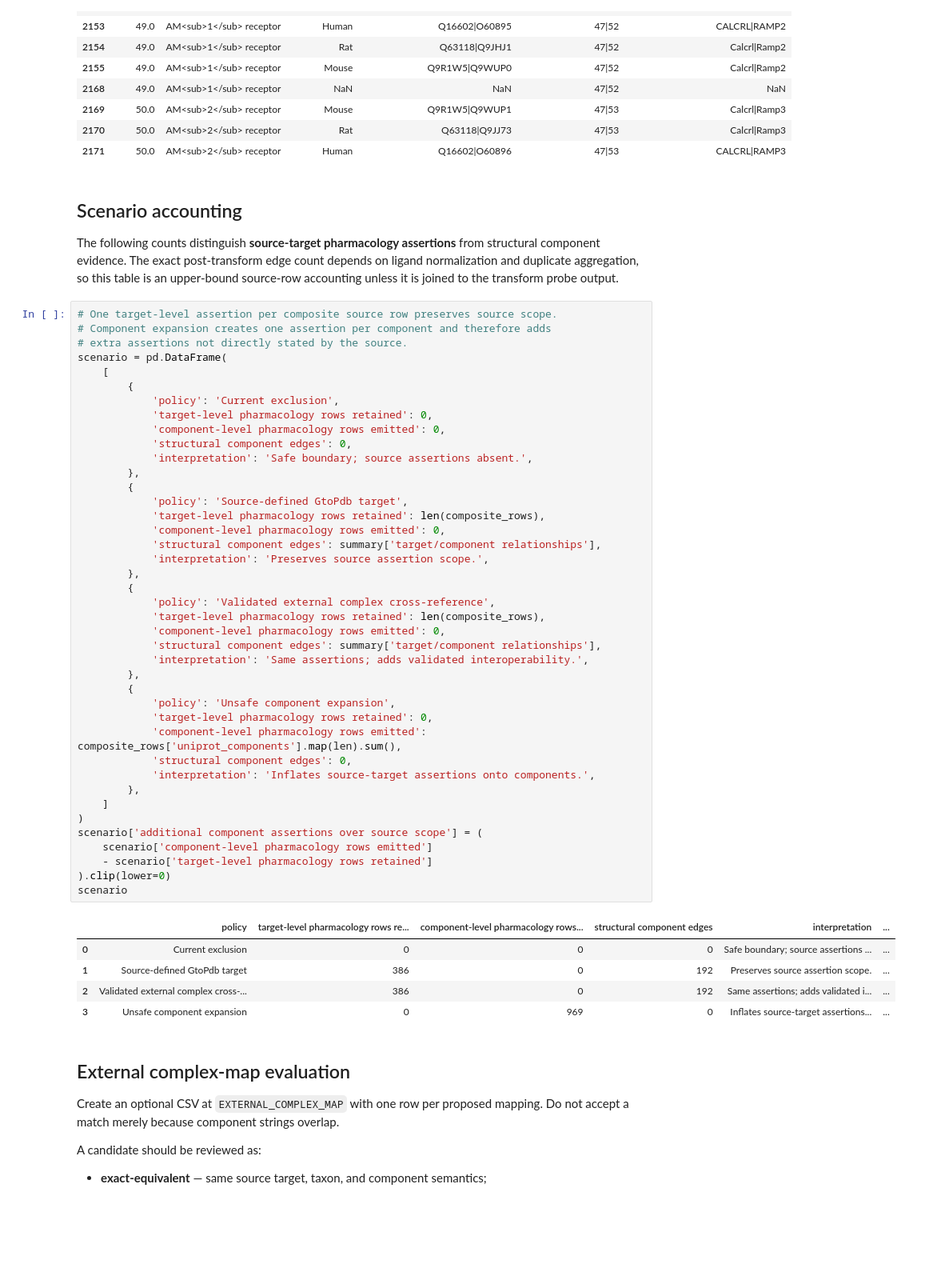
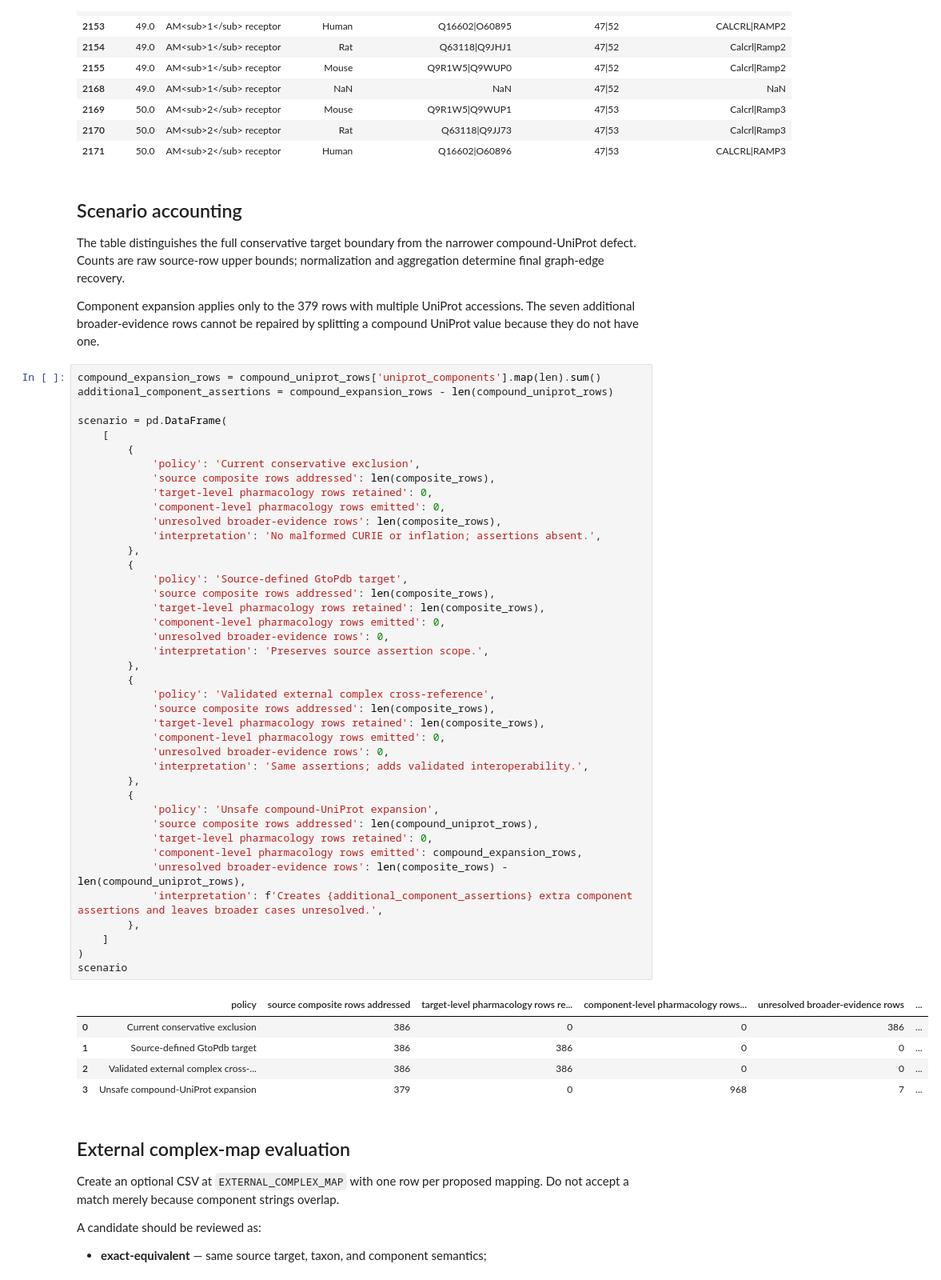
Before and after one commit to NCATSTranslator/translator-ingests, a Jupyter notebook: src/translator_ingest/ingests/gtopdb/gtopdb_complex_target_eda.ipynb, the cells around one changed output. Shown at 80% size. Cells and saved outputs as stored; diff of their text form; blank space fills up the shorter version.

Commit message:
docs: distinguish GtoPdb composite target scopes

```diff
--- a/src/translator_ingest/ingests/gtopdb/gtopdb_complex_target_eda.ipynb
+++ b/src/translator_ingest/ingests/gtopdb/gtopdb_complex_target_eda.ipynb
@@ -136,57 +168,60 @@ composite_rows[[TARGET_ID, TARGET_NAME, SPECIES, UNIPROT, SUBUNITS, GENES]].drop
 # %% [markdown]
 ## Scenario accounting
 
-The following counts distinguish **source-target pharmacology assertions** from
-structural component evidence. The exact post-transform edge count depends on
-ligand normalization and duplicate aggregation, so this table is an upper-bound
-source-row accounting unless it is joined to the transform probe output.
+The table distinguishes the full conservative target boundary from the narrower
+compound-UniProt defect. Counts are raw source-row upper bounds; normalization
+and aggregation determine final graph-edge recovery.
+
+Component expansion applies only to the 379 rows with multiple UniProt
+accessions. The seven additional broader-evidence rows cannot be repaired by
+splitting a compound UniProt value because they do not have one.
 # %%
-# One target-level assertion per composite source row preserves source scope.
-# Component expansion creates one assertion per component and therefore adds
-# extra assertions not directly stated by the source.
+compound_expansion_rows = compound_uniprot_rows['uniprot_components'].map(len).sum()
+additional_component_assertions = compound_expansion_rows - len(compound_uniprot_rows)
+
 scenario = pd.DataFrame(
     [
         {
-            'policy': 'Current exclusion',
+            'policy': 'Current conservative exclusion',
+            'source composite rows addressed': len(composite_rows),
             'target-level pharmacology rows retained': 0,
             'component-level pharmacology rows emitted': 0,
-            'structural component edges': 0,
-            'interpretation': 'Safe boundary; source assertions absent.',
+            'unresolved broader-evidence rows': len(composite_rows),
+            'interpretation': 'No malformed CURIE or inflation; assertions absent.',
         },
         {
             'policy': 'Source-defined GtoPdb target',
+            'source composite rows addressed': len(composite_rows),
             'target-level pharmacology rows retained': len(composite_rows),
             'component-level pharmacology rows emitted': 0,
-            'structural component edges': summary['target/component relationships'],
+            'unresolved broader-evidence rows': 0,
             'interpretation': 'Preserves source assertion scope.',
         },
         {
             'policy': 'Validated external complex cross-reference',
+            'source composite rows addressed': len(composite_rows),
             'target-level pharmacology rows retained': len(composite_rows),
             'component-level pharmacology rows emitted': 0,
-            'structural component edges': summary['target/component relationships'],
+            'unresolved broader-evidence rows': 0,
             'interpretation': 'Same assertions; adds validated interoperability.',
         },
         {
-            'policy': 'Unsafe component expansion',
+            'policy': 'Unsafe compound-UniProt expansion',
+            'source composite rows addressed': len(compound_uniprot_rows),
             'target-level pharmacology rows retained': 0,
-            'component-level pharmacology rows emitted': composite_rows['uniprot_components'].map(len).sum(),
-            'structural component edges': 0,
-            'interpretation': 'Inflates source-target assertions onto components.',
+            'component-level pharmacology rows emitted': compound_expansion_rows,
+            'unresolved broader-evidence rows': len(composite_rows) - len(compound_uniprot_rows),
+            'interpretation': f'Creates {additional_component_assertions} extra component assertions and leaves broader cases unresolved.',
         },
     ]
 )
-scenario['additional component assertions over source scope'] = (
-    scenario['component-level pharmacology rows emitted']
-    - scenario['target-level pharmacology rows retained']
-).clip(lower=0)
 scenario
 # %% [output]
-|  | policy | target-level pharmacology rows re... | component-level pharmacology rows... | structural component edges | interpretation | ... |
-| 0 | Current exclusion | 0 | 0 | 0 | Safe boundary; source assertions ... | ... |
-| 1 | Source-defined GtoPdb target | 386 | 0 | 192 | Preserves source assertion scope. | ... |
-| 2 | Validated external complex cross-... | 386 | 0 | 192 | Same assertions; adds validated i... | ... |
-| 3 | Unsafe component expansion | 0 | 969 | 0 | Inflates source-target assertions... | ... |
+|  | policy | source composite rows addressed | target-level pharmacology rows re... | component-level pharmacology rows... | unresolved broader-evidence rows | ... |
+| 0 | Current conservative exclusion | 386 | 0 | 0 | 386 | ... |
+| 1 | Source-defined GtoPdb target | 386 | 386 | 0 | 0 | ... |
+| 2 | Validated external complex cross-... | 386 | 386 | 0 | 0 | ... |
+| 3 | Unsafe compound-UniProt expansion | 379 | 0 | 968 | 7 | ... |
 # %% [markdown]
 ## External complex-map evaluation
 
```
Also changed, not shown: parts of 2 cells of this notebook.
